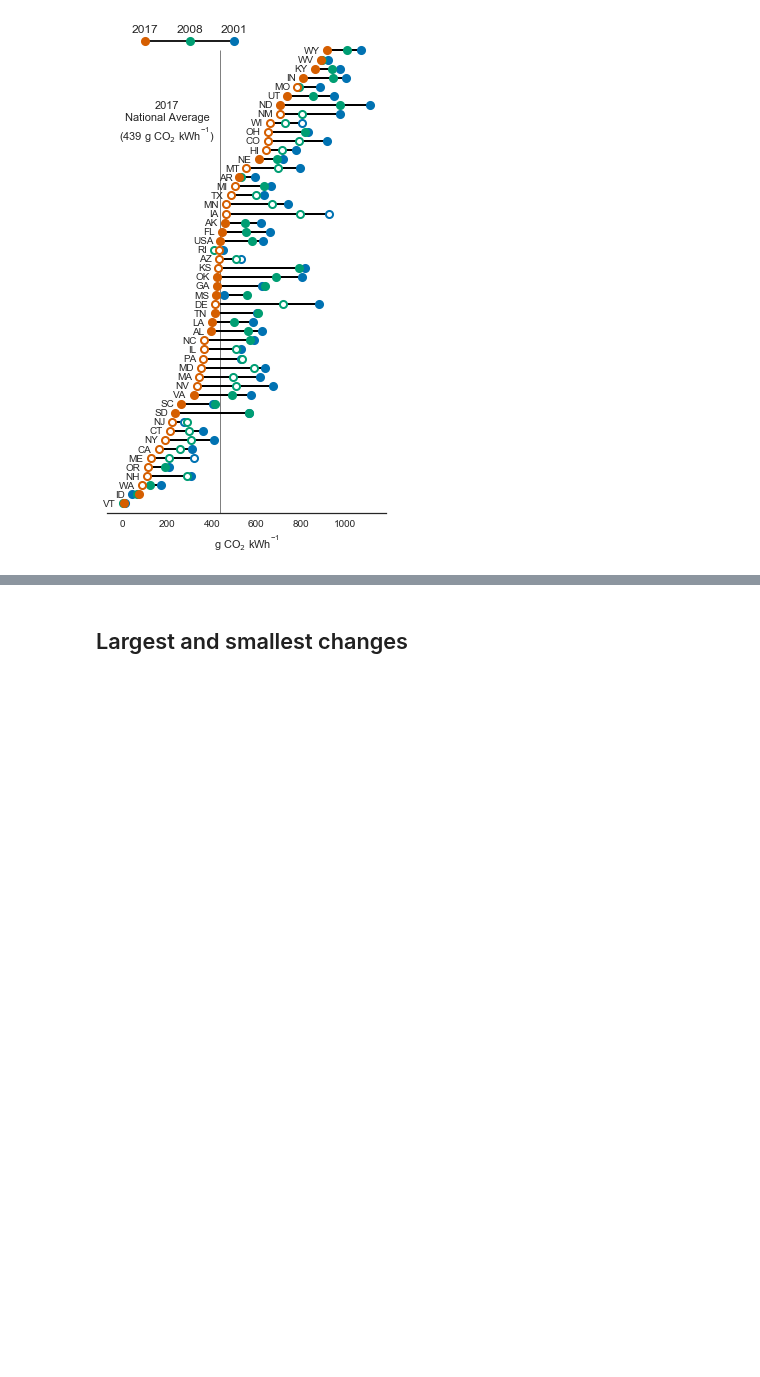
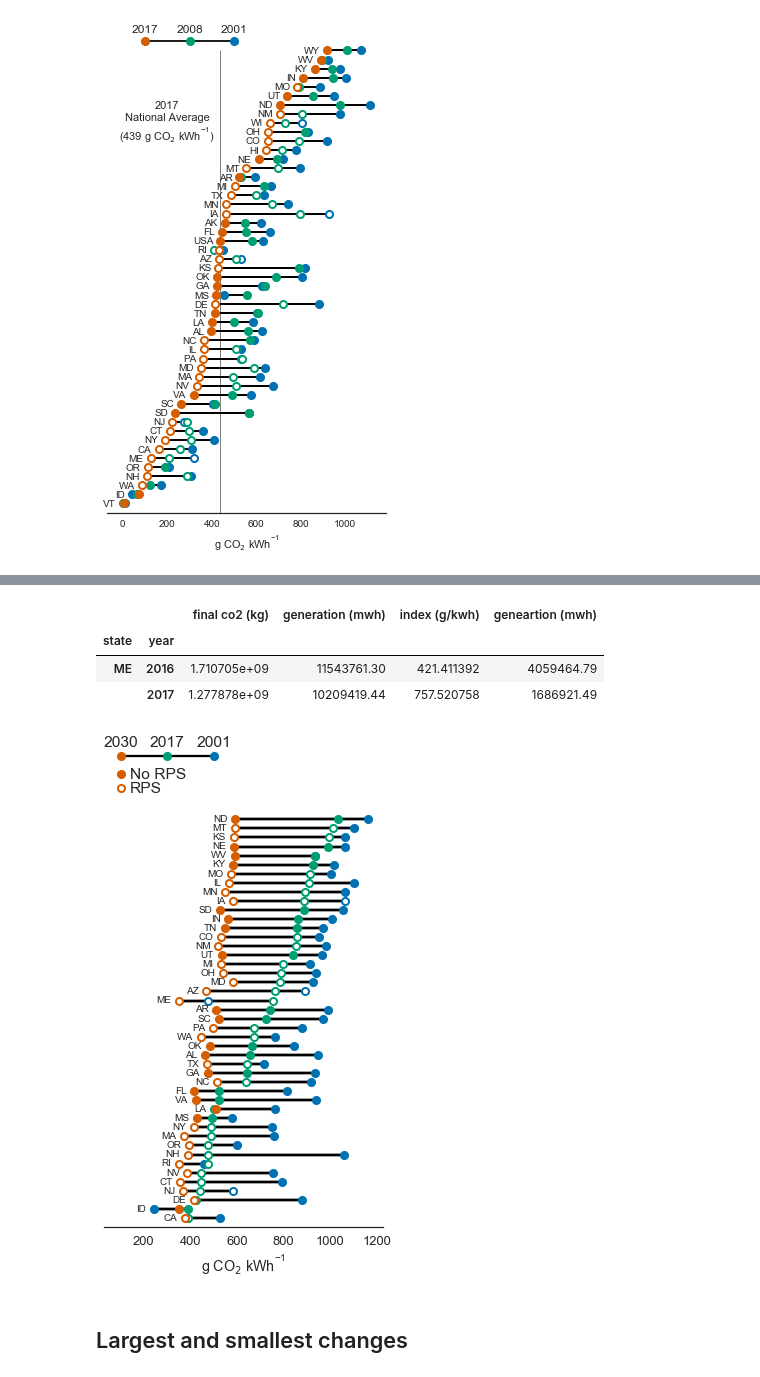
Before and after one commit to gschivley/carbon-index, a Jupyter notebook: Notebooks/State figures.ipynb, the cells around one changed output, grey strips where cells are left out. Saved outputs shown, nothing was run; the diff lists cells and outputs as text; code cells hidden in the pictures; blank space fills up the shorter version.

```diff
--- a/Notebooks/State figures.ipynb
+++ b/Notebooks/State figures.ipynb
@@ -151,0 +175,3 @@ rps_start
+# %%
+cpp.state = cpp.state.map(us_state_abbrev)
+cpp[2030] = cpp['2030 goal (lb/MWh)'] / 2.2046
@@ -152,3 +211,7 @@ rps_start
+# %%
+annual_cpp_index = annual_index.copy()
+annual_cpp_index['geneartion (mwh)'] = annual_cpp_gen['generation (mwh)']
+annual_cpp_index['index (g/kwh)'] = annual_cpp_index['final co2 (kg)'] / annual_cpp_index['geneartion (mwh)']
 # %% [markdown]
 ## Dumbell plot of annual state index
 # %% [markdown]
@@ -328,0 +475,5 @@ plt.savefig(path, bbox_inches='tight')
+# %%
+cpp_barbell_index = annual_cpp_index.pivot_table(values='index (g/kwh)',
+                                         index='state', columns='year')
+cpp_barbell_index.sort_values(by=[2017], inplace=True)
+cpp_barbell_index.head()
@@ -328,0 +488,6 @@ plt.savefig(path, bbox_inches='tight')
+# %%
+cpp_barbell = cpp_barbell_index.merge(cpp, left_index=True, right_on='state')
+
+
+cpp_barbell.sort_values(by=[2017], inplace=True)
+cpp_barbell.set_index('state', inplace=True)
@@ -329,3 +533,45 @@ plt.savefig(path, bbox_inches='tight')
+# %%
+annual_cpp_index.loc[idx['ME', [2016, 2017]], :]
+# %% [output]
+|  |  | final co2 (kg) | generation (mwh) | index (g/kwh) | geneartion (mwh) |
+| state | year |  |  |  |  |
+| ME | 2016 | 1.710705e+09 | 11543761.30 | 421.411392 | 4059464.79 |
+|  | 2017 | 1.277878e+09 | 10209419.44 | 757.520758 | 1686921.49 |
+# %%
+states_index = list(cpp_barbell.index)
+with sns.plotting_context('talk'):
+    kwargs = {
+        's': 120,
+        'state_fontsize': 13,
+        'j_space': 1.07
+    }
+
+    dumbell_plot(cpp_barbell, [2001, 2017, 2030], states_index,
+                 legend_loc=[500, 300, 100], rps_legend=True,
+                 rps_start=rps_start, palette='colorblind',
+                 legend_years=[2001, 2017, 2030], figsize=(5,9),
+                 legend_colors=sns.color_palette('colorblind', 3),
+                 )
+
+#     plt.vlines(439, -1, 50, colors=['0.5'], zorder=1, #linestyles='dashed',
+#                linewidth=1)
+
+    plt.ylim(-1, 53)
+    # plt.text(x=200, y=40, s='2017\nNational Average\n(439 g CO$_2$ $\mathregular{kWh^{-1}}$)',
+    #          ha='center', va='center', size=11)
+#     plt.text(x=720, y=3, s='2017\nNational Average\n(439 g CO$_2$ $\mathregular{kWh^{-1}}$)',
+#              ha='center', va='center', size=14)
+    sns.despine(left=True)
+    plt.xlabel('g CO$_2$ $\mathregular{kWh^{-1}}$')
+
+    # label as part of a larger figure
+#     plt.text(-0.02, 0.89, s='a)', ha='right', size=11, transform=ax.transAxes)
+
+    path = join(cwd, '..', 'Figures',
+                'State CO2 intensity {}.pdf'.format(file_date))
+#     plt.savefig(path, bbox_inches='tight')
+# %% [output]
+[figure, added]
 # %% [markdown]
 ## Largest and smallest changes
 # %%
```
Also changed, not shown: parts of 20 cells of this notebook, 2 other files.
